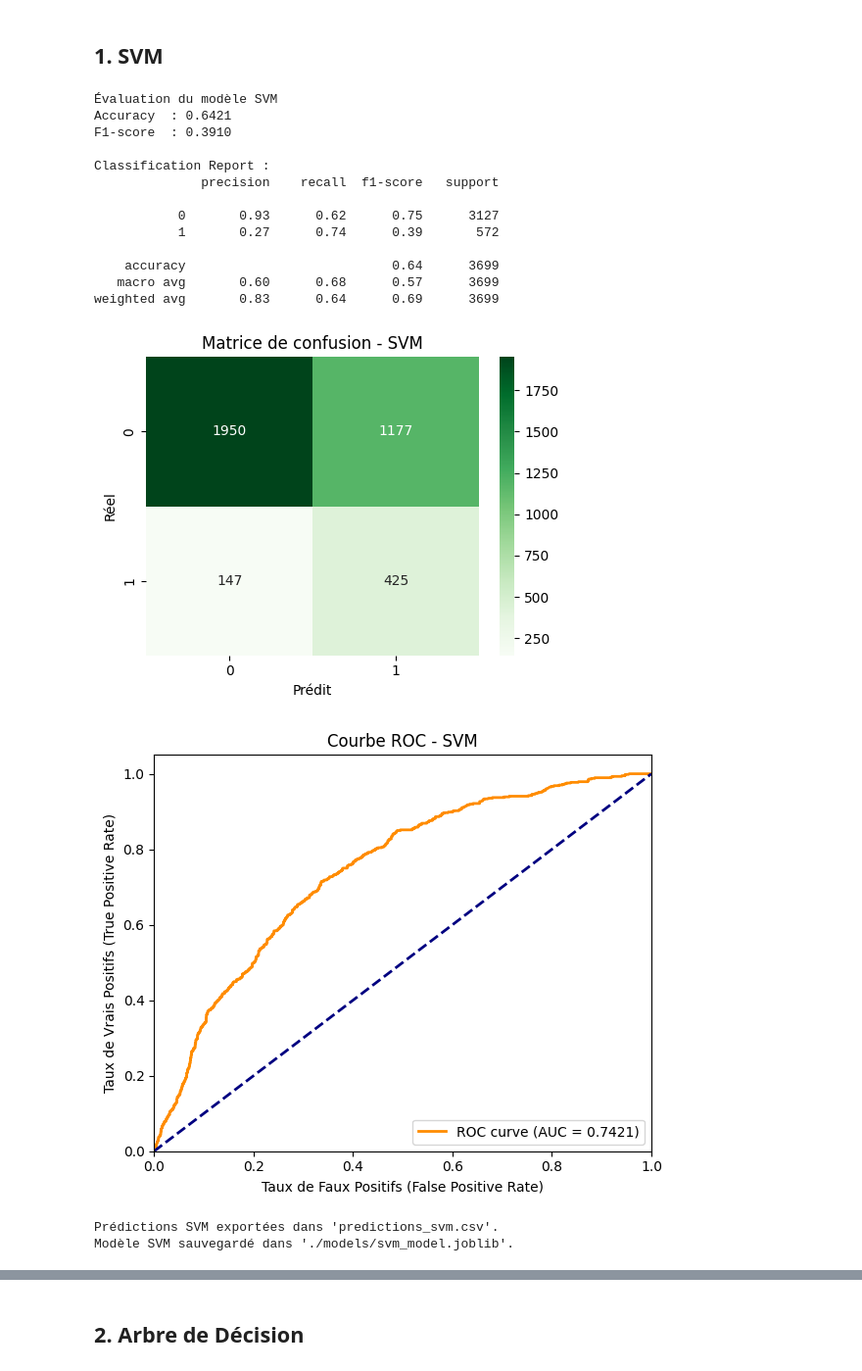
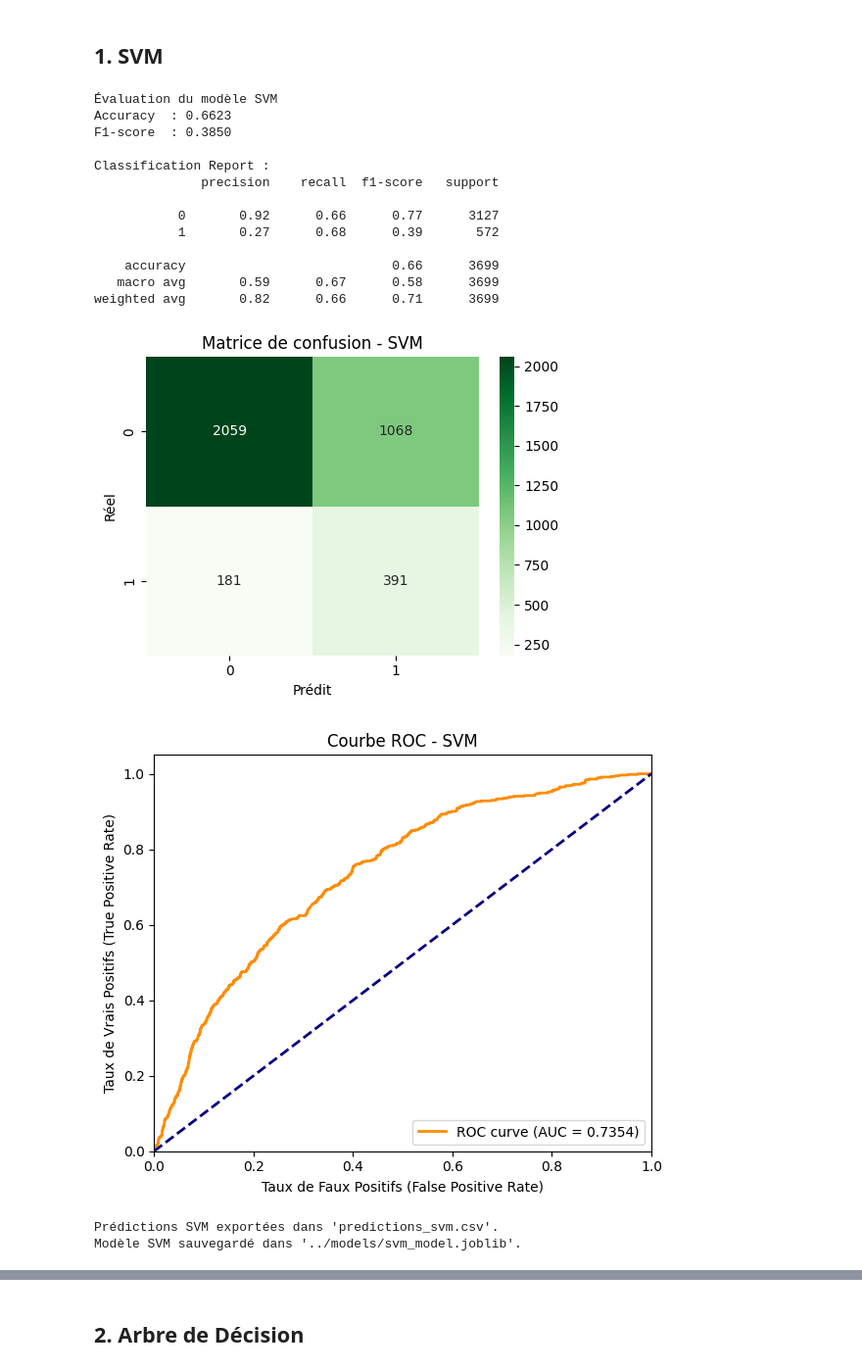
Before and after one commit to ossama-ettaqafi/ONLINE-SHOPPERS-PURCHASE-PREDICTION, a Jupyter notebook: notebooks/02_model_training.ipynb, the cells around one changed output, grey strips where cells are left out. Shown: that part at 98% size. Cells and saved outputs as stored; diff of their text form; code cells hidden in the pictures.

```diff
--- a/notebooks/02_model_training.ipynb
+++ b/notebooks/02_model_training.ipynb
@@ -68,7 +68,7 @@ import seaborn as sns
 import joblib
 
 # 1. Charger les datasets
-train_set = pd.read_csv("train_set.csv")
+train_set = pd.read_csv("train_set_balanced.csv")
 test_set = pd.read_csv("test_set.csv")
 
 # 2. Séparer les features (X) et la cible (y)
@@ -112,45 +112,45 @@ plt.plot(fpr, tpr, color='darkorange', lw=2, label=f'ROC curve (AUC = {roc_auc:.
 plt.plot([0, 1], [0, 1], color='navy', lw=2, linestyle='--')
 plt.xlim([0.0, 1.0])
 plt.ylim([0.0, 1.05])
 plt.xlabel("Taux de Faux Positifs (False Positive Rate)")
 plt.ylabel("Taux de Vrais Positifs (True Positive Rate)")
 plt.title("Courbe ROC - SVM")
 plt.legend(loc="lower right")
 plt.tight_layout()
 plt.show()
 
 # 8. Exporter les prédictions dans un CSV
 df_pred = pd.DataFrame({
     "Actual": y_test.reset_index(drop=True),
     "Predicted": y_pred,
     "Predicted_Probability": y_pred_proba
 })
 
 df_pred.to_csv("predictions_svm.csv", index=False)
 print("Prédictions SVM exportées dans 'predictions_svm.csv'.")
 
 # 9. Sauvegarder le modèle SVM dans le dossier 'models'
-os.makedirs("models", exist_ok=True)
-model_path = "./models/svm_model.joblib"
+os.makedirs("../models", exist_ok=True)
+model_path = "../models/svm_model.joblib"
 joblib.dump(svm_model, model_path)
 print(f"Modèle SVM sauvegardé dans '{model_path}'.")
 # %% [output]
 Évaluation du modèle SVM
-Accuracy  : 0.6421
-F1-score  : 0.3910
+Accuracy  : 0.6623
+F1-score  : 0.3850
 
 Classification Report :
               precision    recall  f1-score   support
 
-           0       0.93      0.62      0.75      3127
-           1       0.27      0.74      0.39       572
+           0       0.92      0.66      0.77      3127
+           1       0.27      0.68      0.39       572
 
-    accuracy                           0.64      3699
-   macro avg       0.60      0.68      0.57      3699
-weighted avg       0.83      0.64      0.69      3699
+    accuracy                           0.66      3699
+   macro avg       0.59      0.67      0.58      3699
+weighted avg       0.82      0.66      0.71      3699
-[figure, old version]
+[figure, new version]
-[figure, old version]
+[figure, new version]
 Prédictions SVM exportées dans 'predictions_svm.csv'.
-Modèle SVM sauvegardé dans './models/svm_model.joblib'.
+Modèle SVM sauvegardé dans '../models/svm_model.joblib'.
 # %% [markdown]
 #### Interprétation
```
Also changed, not shown: parts of 7 cells of this notebook, 15 other files.
